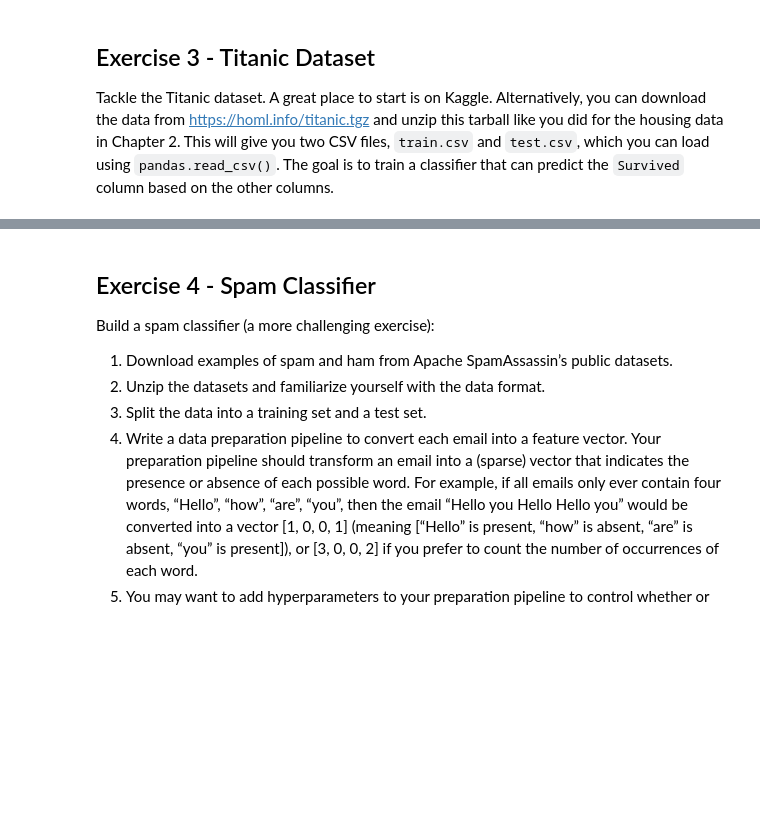
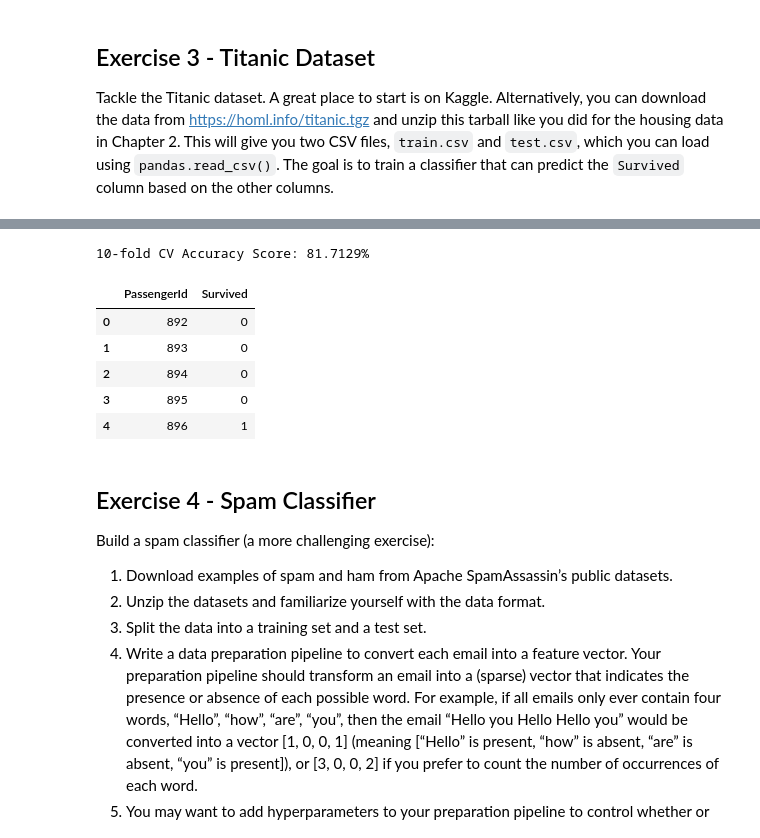
Before and after one commit to jreaso/handson-ml, a Jupyter notebook: 3_classification.ipynb, the cells around one changed output, grey strips where cells are left out. Drawn from its saved outputs; the diff is of its cells as text; code cells hidden in the pictures; blank space fills up the shorter version.

```diff
--- a/3_classification.ipynb
+++ b/3_classification.ipynb
@@ -828,0 +964,26 @@ Tackle the Titanic dataset. A great place to start is on Kaggle. Alternatively,
+# %%
+#Random Search and Feature Selection Tuning
+
+param_dist = {
+    'preprocessing__num__imputer__n_neighbors': randint(1, 13),
+    'preprocessing__num__imputer__weights': ['uniform', 'distance'],
+    'feature_selection__threshold': [0, 0.005, 0.01, 0.05],
+    'model__n_estimators': randint(100, 501),
+    'model__criterion': ['gini', 'entropy', 'log_loss'],
+    'model__max_depth': [None, 10, 20],
+}
+
+random_search = RandomizedSearchCV(
+    estimator=rf_pipeline,
+    param_distributions=param_dist,
+    n_iter=50,
+    scoring='accuracy',
+    cv=5,
+    verbose=1,
+    n_jobs=-1,
+    random_state=42
+)
+
+random_search.fit(X, y)
+
+print(f"Best Accuracy Score: {random_search.best_score_}")
@@ -829,3 +1010,34 @@ Tackle the Titanic dataset. A great place to start is on Kaggle. Alternatively,
+# %%
+best_model = random_search.best_estimator_
+# %%
+#Estimate of generalization error
+
+cvs = cross_val_score(best_model, X, y, cv=10, scoring="accuracy").mean()
+print(f"10-fold CV Accuracy Score: {cvs:.4%}")
+# %% [output]
+10-fold CV Accuracy Score: 81.7129%
+# %%
+#Test Set Predictions
+
+X_test = test_data.drop(columns=["PassengerId", "Name", "Ticket"])
+
+predictions = best_model.predict(X_test)
+
+predictions = pd.DataFrame({
+    "PassengerId": test_data["PassengerId"],
+    "Survived": predictions
+})
+
+#predictions.to_csv("/kaggle/working/predictions.csv", index=False)
+
+predictions.head()
+# %% [output]
+|  | PassengerId | Survived |
+| 0 | 892 | 0 |
+| 1 | 893 | 0 |
+| 2 | 894 | 0 |
+| 3 | 895 | 0 |
+| 4 | 896 | 1 |
 # %% [markdown]
 ## Exercise 4 - Spam Classifier
 
```
Also changed, not shown: parts of 6 cells of this notebook, 3 other files.
